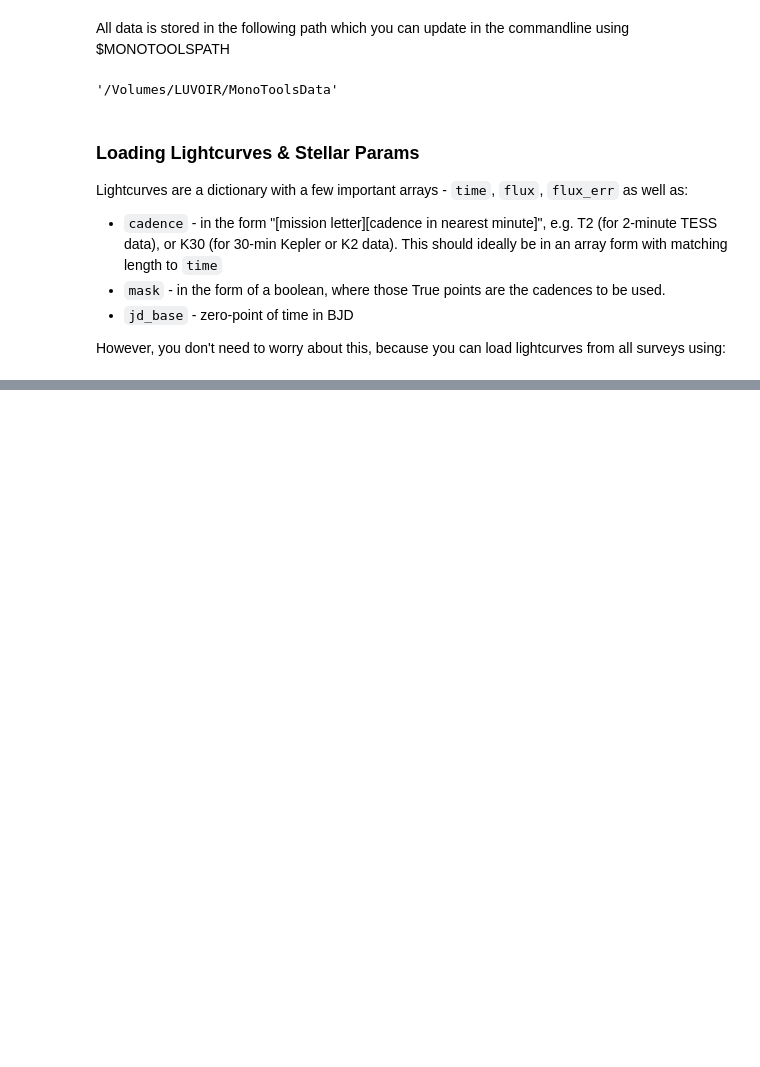
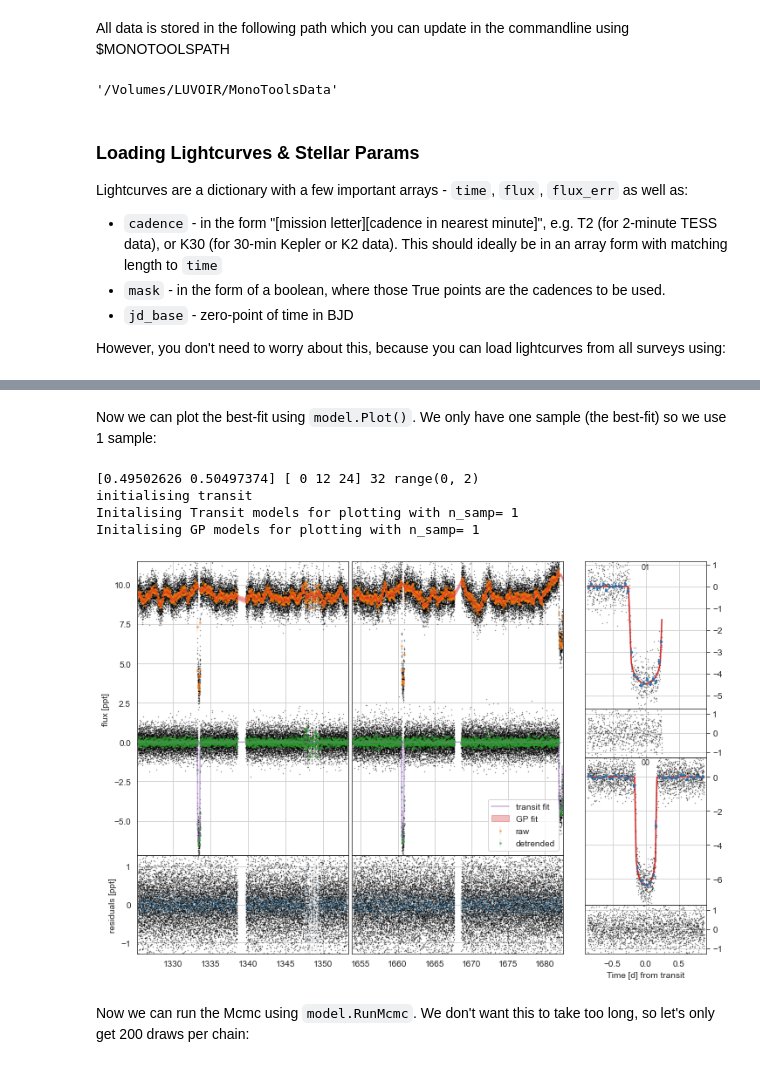
Before and after one commit to hposborn/MonoTools, a Jupyter notebook: Fit_Example.ipynb, the cells around one changed output, grey strips where cells are left out. Drawn from its saved outputs; the diff is of its cells as text; code cells hidden in the pictures; blank space fills up the shorter version.

```diff
--- a/Fit_Example.ipynb
+++ b/Fit_Example.ipynb
@@ -45,3 +45,5 @@ Lightcurves are a dictionary with a few important arrays - `time`, `flux`, `flux
 * `jd_base` - zero-point of time in BJD
 
 However, you don't need to worry about this, because you can load lightcurves from all surveys using:
+# %%
+lc,hdr = tools.openLightCurve(270341214,'tess',sectors=np.arange(1,14))
@@ -47,0 +60,2 @@ However, you don't need to worry about this, because you can load lightcurves fr
+# %%
+model = fit.monoModel(270341214, 'tess', lc=lc)
@@ -47,0 +73,4 @@ However, you don't need to worry about this, because you can load lightcurves fr
+# %%
+model.add_duo({'tcen':1333.4075,'tcen_2':1660.72,'tdur':0.46,'depth':5.5e-3},'00') #We must include the new "name" for the planet, e.g. "00" or "b"
+
+model.add_planet('mono',{'tcen':1682.12,'tdur':0.56,'depth':4.5e-3,'b':0.3},'01')
@@ -47,0 +135,12 @@ However, you don't need to worry about this, because you can load lightcurves fr
+# %% [markdown]
+Now we can plot the best-fit using `model.Plot()`. We only have one sample (the best-fit) so we use 1 sample:
+# %%
+model.Plot(n_samp=1,overwrite=True)
+# %% [output]
+[0.49502626 0.50497374] [ 0 12 24] 32 range(0, 2)
+initialising transit
+Initalising Transit models for plotting with n_samp= 1
+Initalising GP models for plotting with n_samp= 1
+[figure, added]
+# %% [markdown]
+Now we can run the Mcmc using `model.RunMcmc`. We don't want this to take too long, so let's only get 200 draws per chain:
```
Also changed, not shown: parts of 17 cells of this notebook, 3 other files.
